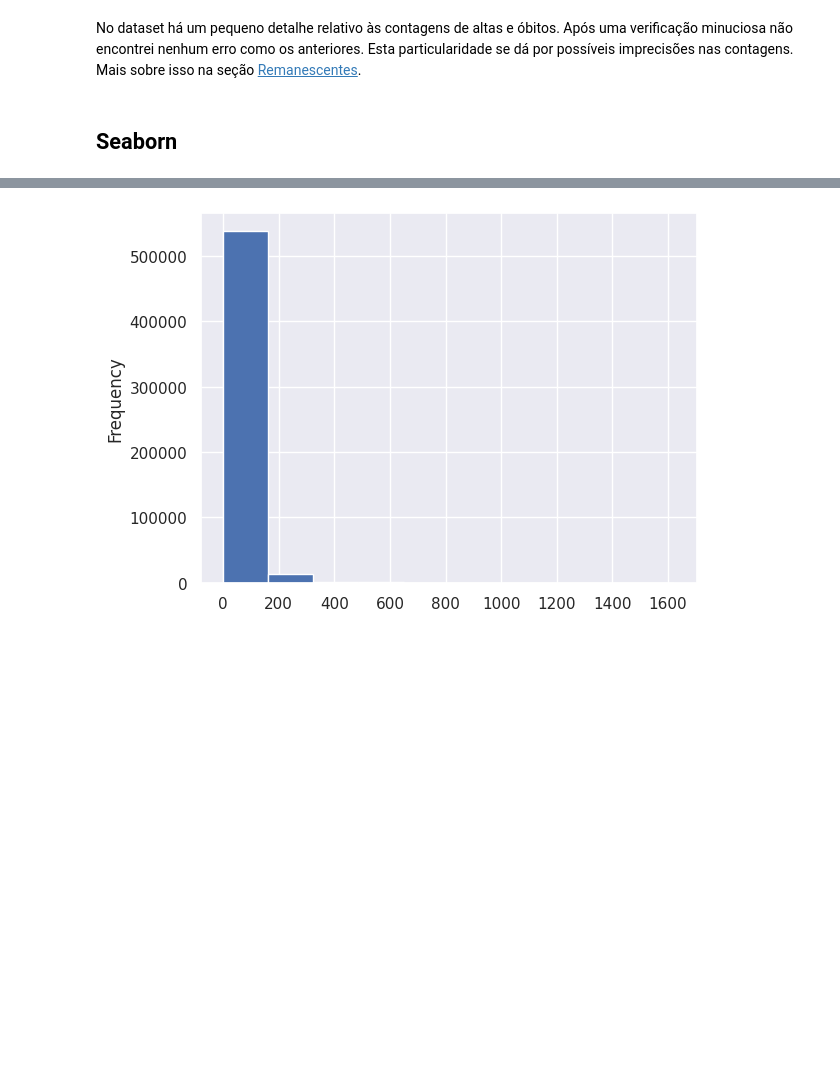
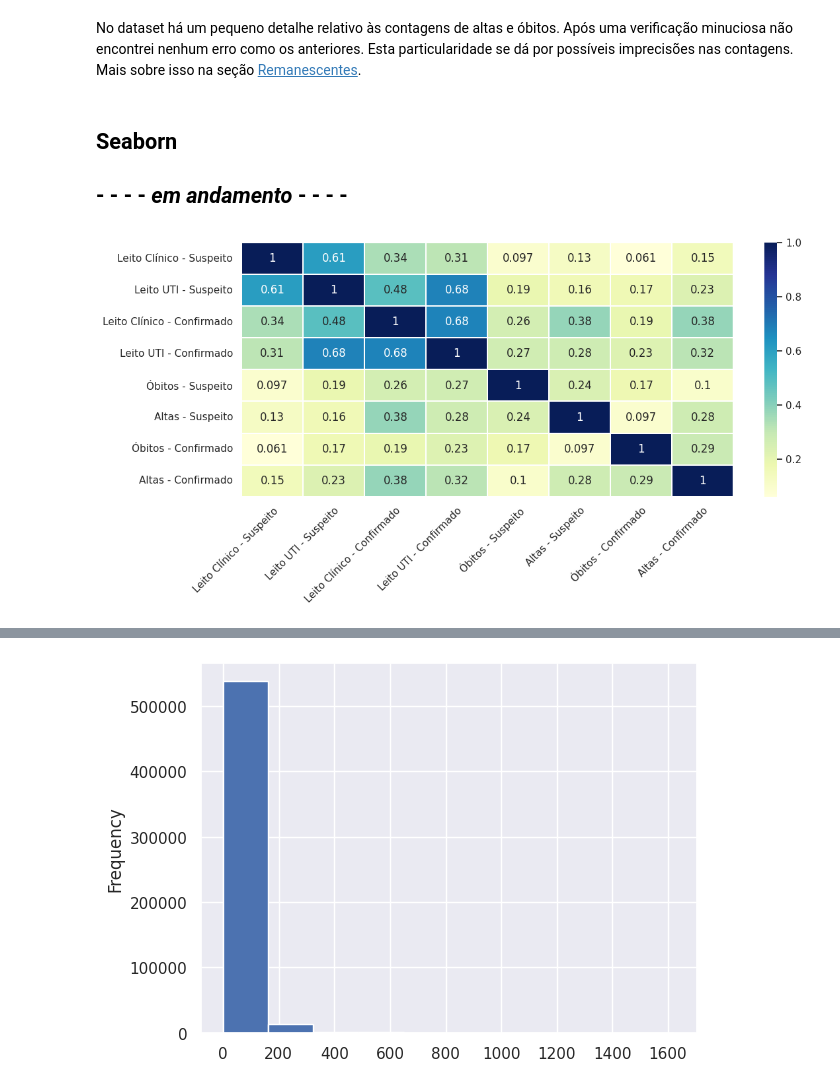
Before and after one commit to lucascorumba/study-projects, a Jupyter notebook: covid-hospital/analysis.ipynb, the cells around one changed output, grey strips where cells are left out. Cells and saved outputs as stored; diff of their text form; code cells hidden in the pictures; blank space fills up the shorter version.

Commit message:
added heatmaps

```diff
--- a/covid-hospital/analysis.ipynb
+++ b/covid-hospital/analysis.ipynb
@@ -2065,5 +2049,17 @@ O dashboard está na primeira página *("dashboard")* da planilha. As páginas s
 No dataset há um pequeno detalhe relativo às contagens de altas e óbitos. Após uma verificação minuciosa não encontrei nenhum erro como os anteriores. Esta particularidade se dá por possíveis imprecisões nas contagens. Mais sobre isso na seção [Remanescentes](#12-c).
 # %% [markdown]
 ## Seaborn<a id="15"></a>
+
+## - - - - *em andamento* - - - -
-# %%
-sns.set_theme()
+# %%
+dict = {'ocupacaoSuspeitoCli': 'Leito Clínico - Suspeito', 'ocupacaoSuspeitoUti': 'Leito UTI - Suspeito',
+'ocupacaoConfirmadoCli': 'Leito Clínico - Confirmado', 'ocupacaoConfirmadoUti': 'Leito UTI - Confirmado',
+'saidaSuspeitaObitos': 'Óbitos - Suspeito', 'saidaSuspeitaAltas': 'Altas - Suspeito',
+'saidaConfirmadaObitos': 'Óbitos - Confirmado', 'saidaConfirmadaAltas': 'Altas - Confirmado'}
+labels = [dict[col] for col in cols]
+plt.figure(figsize=(12,5))
+sns.heatmap(df[cols].corr(), cmap="YlGnBu", annot=True, linewidth=.3, xticklabels=labels, yticklabels=labels)
+plt.xticks(rotation=45, ha='right', rotation_mode="anchor")
+plt.show()
+# %% [output]
+[figure, added]
```
Also changed, not shown: parts of 10 cells of this notebook.
